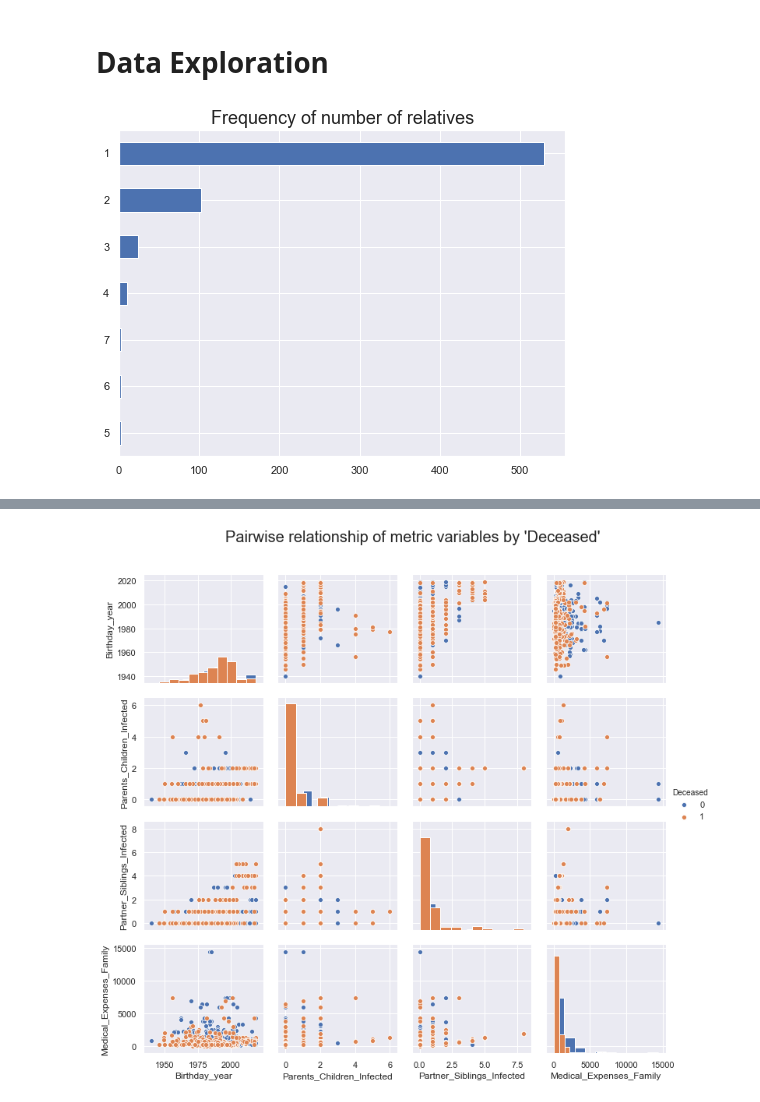
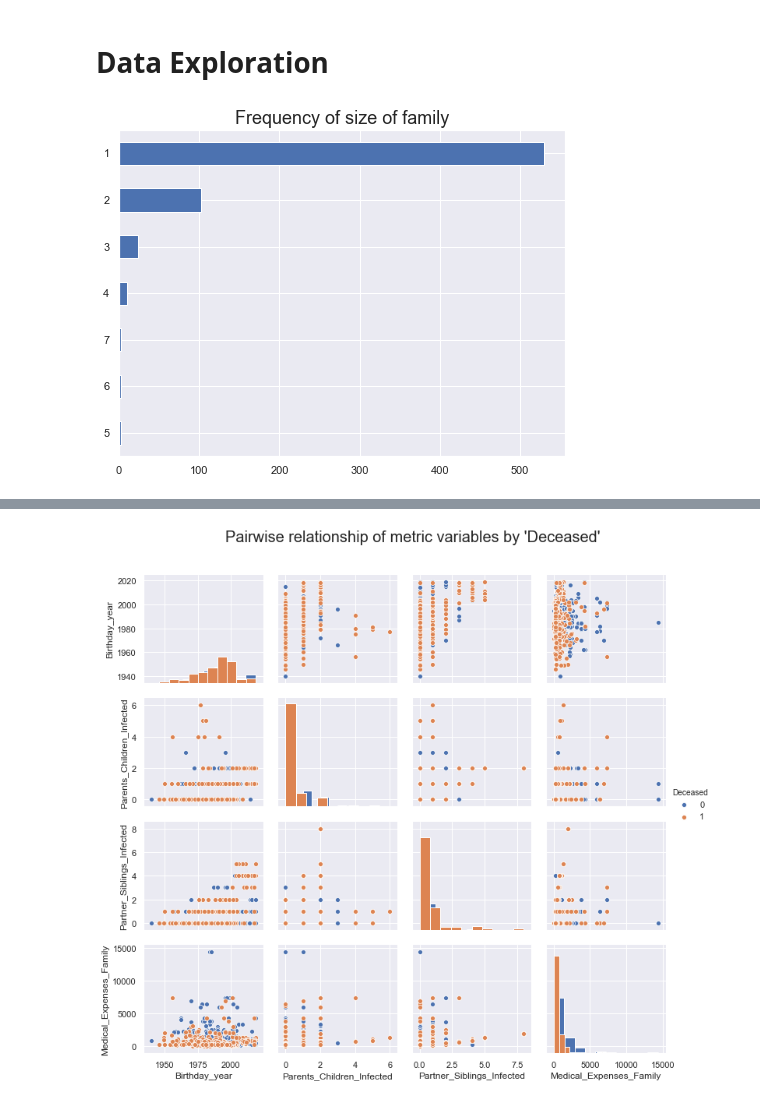
Before and after one commit to DavidSilva98/ML_project, a Jupyter notebook: group7.ipynb, the cells around one changed output, grey strips where cells are left out. Cells and saved outputs as stored; diff of their text form; code cells hidden in the pictures.

```diff
--- a/group7.ipynb
+++ b/group7.ipynb
@@ -177,11 +182,11 @@ Name: Deceased, dtype: int64
 # Data Exploration
 # %%
 # Data leakage by ignoring family relationships? Familiar relationships make that observations in test set might not be independent from ones in the training set.
-# Candidate for GroupKFold and GroupSplit
+# Candidate for GroupKFold and GroupSplit.
 sns.set()
 plt.figure(figsize=(8, 6))
 train_df["Family_Case_ID"].value_counts().value_counts(ascending=True).plot(kind="barh")
-plt.title("Frequency of number of relatives", fontsize=18)
+plt.title("Frequency of size of family", fontsize=18)
 plt.show()
 # %% [output]
-[figure, old version]
+[figure, new version]
```
Also changed, not shown: parts of 17 cells of this notebook.
